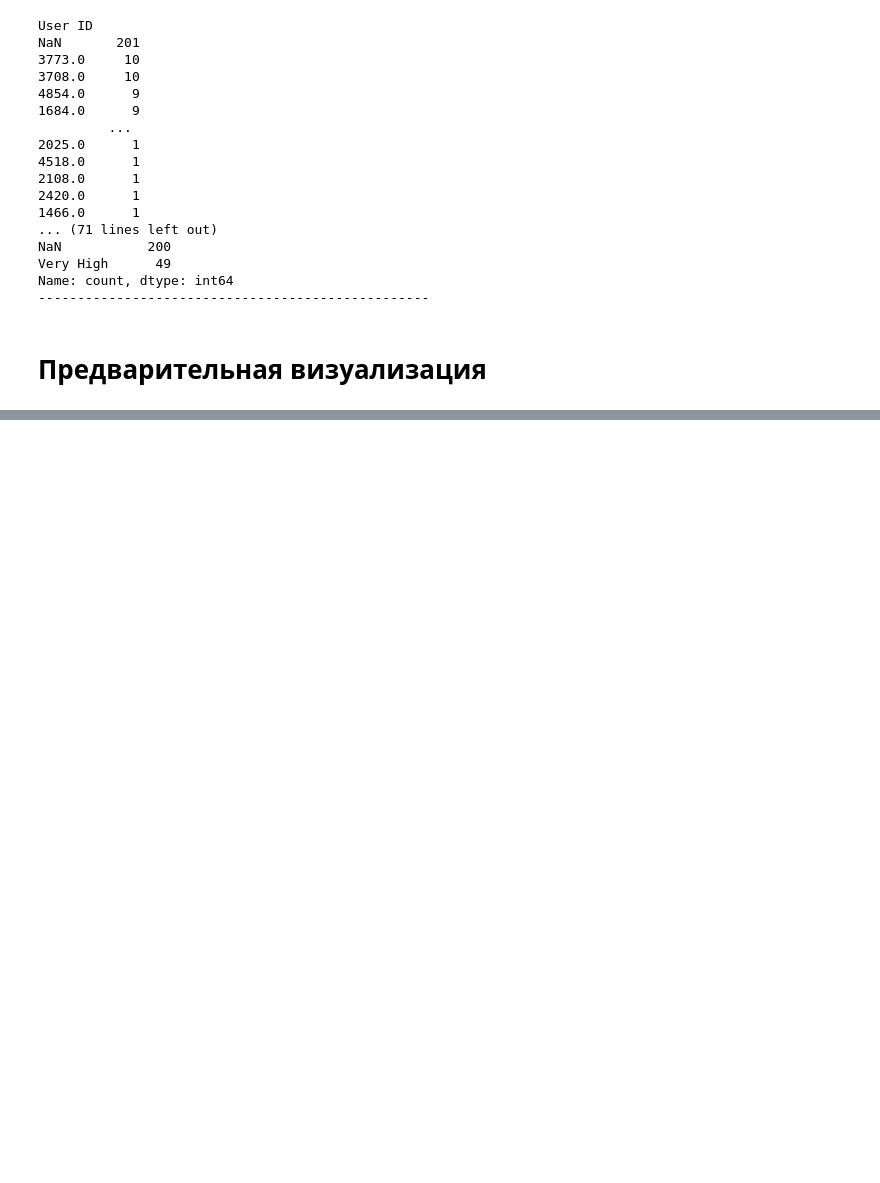
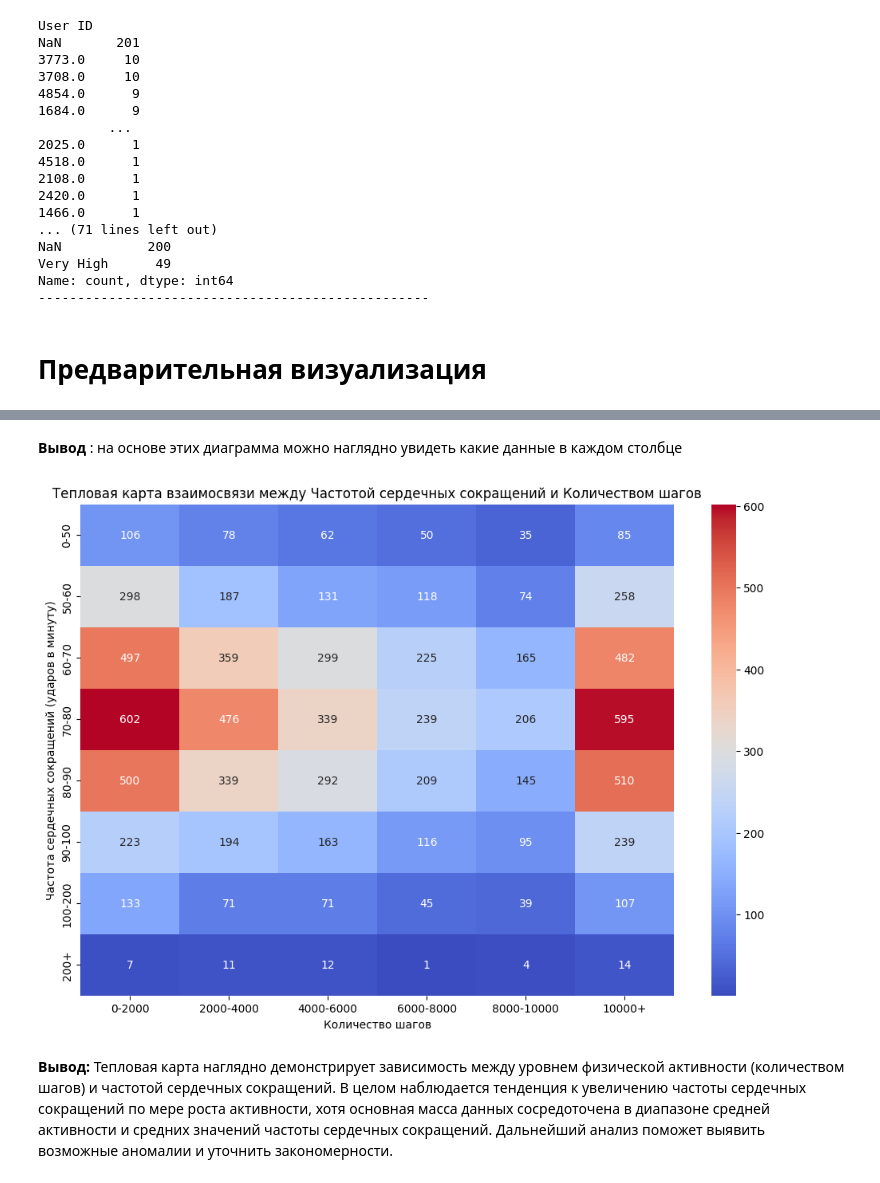
Before and after one commit to AndryushkaKolesnikov/SmartHealth-Watch-Analytics, a Jupyter notebook: smartwatch.ipynb, the cells around one changed output, grey strips where cells are left out. Cells and saved outputs as stored; diff of their text form; code cells hidden in the pictures; blank space fills up the shorter version.

```diff
--- a/smartwatch.ipynb
+++ b/smartwatch.ipynb
@@ -159,0 +175,23 @@ NameError: name 'df_copy' is not defined
+# %% [markdown]
+**Вывод** : на основе этих диаграмма можно наглядно увидеть какие данные в каждом столбце
+# %%
+# Создание сводной таблицы
+pivot_table = pd.pivot_table(
+    df_copy,
+    index="Heart Rate (BPM)",  # индекс сводной таблицы
+    columns="Step Count",    # столбец сводной таблицы
+    aggfunc="size",     # подсчитывает количество записей для каждой комбинации
+    fill_value=0,      # заполнитель пропущенных значений
+    observed='True'    # рассматриваются только реальные категории
+)
+# Построение тепловой карты
+plt.figure(figsize=(12, 8))     # задаёт размер графика в дюймах
+sns.heatmap(pivot_table, annot=True, fmt="d", cmap="coolwarm", cbar=True)   # строит тепловую карту
+plt.title("Тепловая карта взаимосвязи между Частотой сердечных сокращений и Количеством шагов")    # задает заголовок
+plt.xlabel("Количество шагов")     # добавляет подпись к оси x
+plt.ylabel("Частота сердечных сокращений (ударов в минуту)")    # добавляет подпись к оси y
+plt.show()   # отображает тепловую карту
+# %% [output]
+[figure, added]
+# %% [markdown]
+**Вывод:** Тепловая карта наглядно демонстрирует зависимость между уровнем физической активности (количеством шагов) и частотой сердечных сокращений. В целом наблюдается тенденция к увеличению частоты сердечных сокращений по мере роста активности, хотя основная масса данных сосредоточена в диапазоне средней активности и средних значений частоты сердечных сокращений. Дальнейший анализ поможет выявить возможные аномалии и уточнить закономерности.
```
Also changed, not shown: parts of 3 cells of this notebook.
